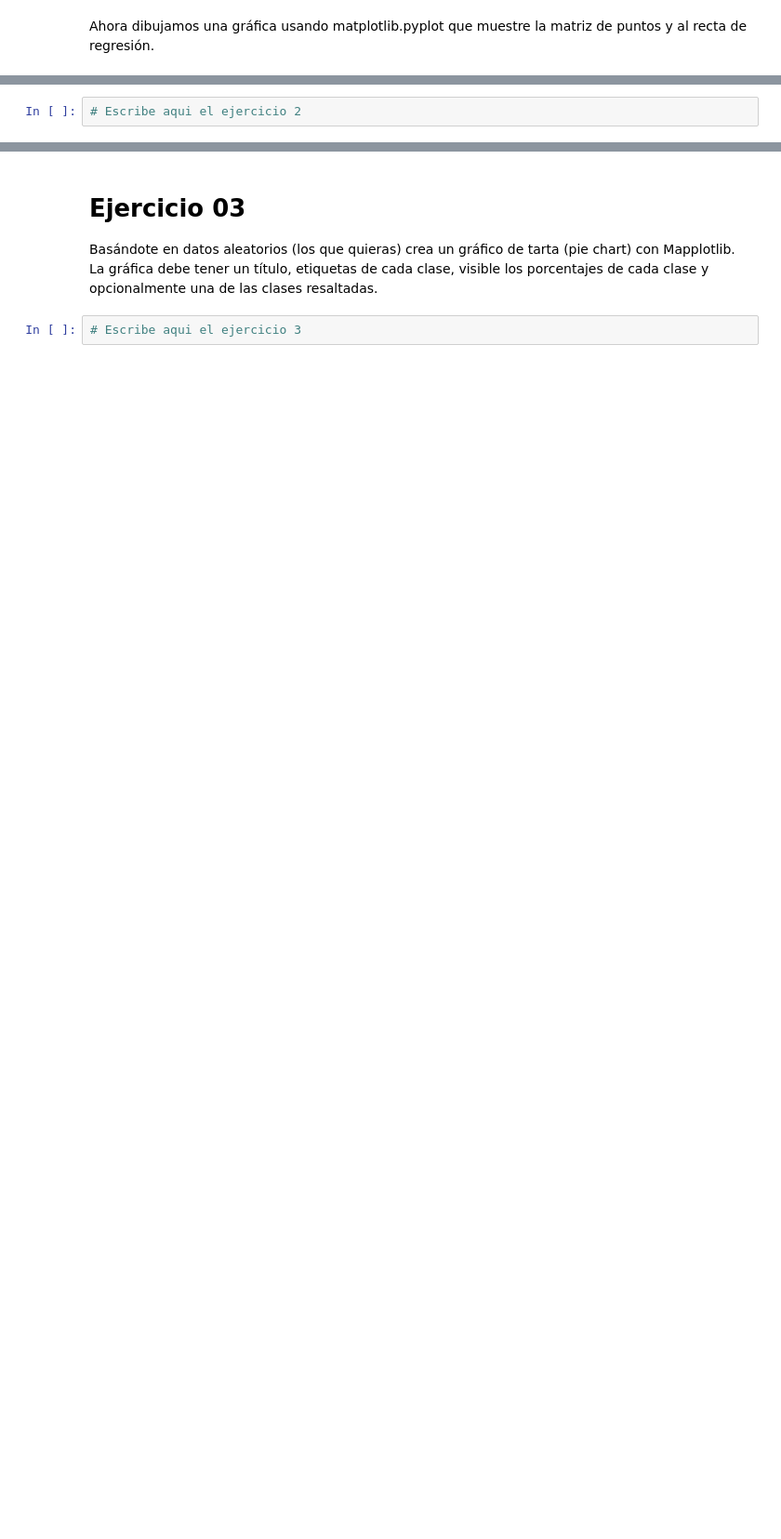
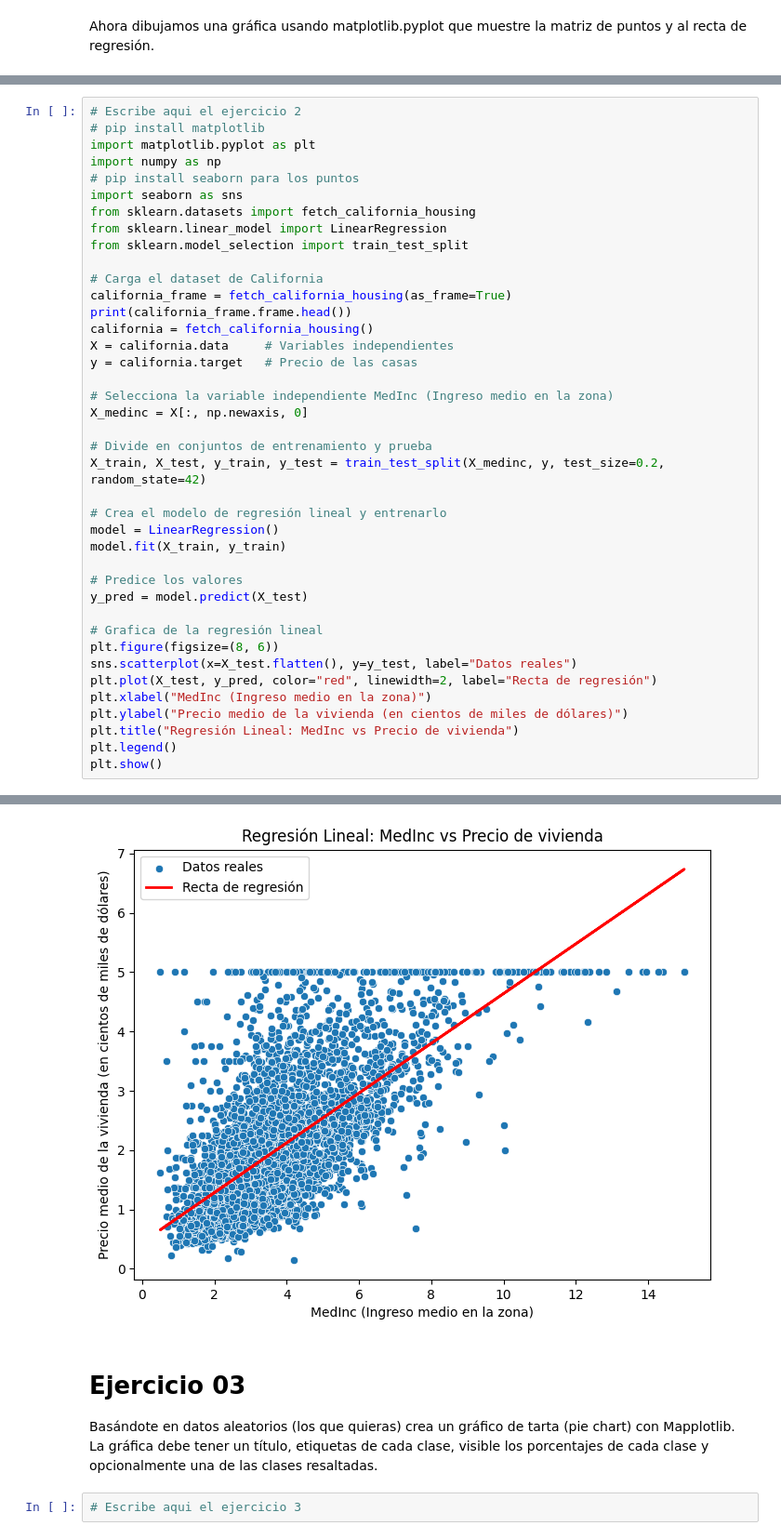
Before and after one commit to Lizzen/SI, a Jupyter notebook: Practica02.ipynb, the cells around one changed output, grey strips where cells are left out. Shown: that part at 93% size. Cells and saved outputs as stored; diff of their text form; blank space fills up the shorter version.

```diff
--- a/Practica02.ipynb
+++ b/Practica02.ipynb
@@ -276,2 +417,41 @@ Realiza otra recta de regresión del dataset "Boston" (Boston house prices) que
 # %%
 # Escribe aqui el ejercicio 2
+# pip install matplotlib
+import matplotlib.pyplot as plt
+import numpy as np
+# pip install seaborn para los puntos
+import seaborn as sns
+from sklearn.datasets import fetch_california_housing
+from sklearn.linear_model import LinearRegression
+from sklearn.model_selection import train_test_split
+
+# Carga el dataset de California
+california_frame = fetch_california_housing(as_frame=True)
+print(california_frame.frame.head())
+california = fetch_california_housing()
+X = california.data     # Variables independientes
+y = california.target   # Precio de las casas
+
+# Selecciona la variable independiente MedInc (Ingreso medio en la zona)
+X_medinc = X[:, np.newaxis, 0]
+
+# Divide en conjuntos de entrenamiento y prueba
+X_train, X_test, y_train, y_test = train_test_split(X_medinc, y, test_size=0.2, random_state=42)
+
+# Crea el modelo de regresión lineal y entrenarlo
+model = LinearRegression()
+model.fit(X_train, y_train)
+
+# Predice los valores
+y_pred = model.predict(X_test)
+
+# Grafica de la regresión lineal
+plt.figure(figsize=(8, 6))
+sns.scatterplot(x=X_test.flatten(), y=y_test, label="Datos reales")
+plt.plot(X_test, y_pred, color="red", linewidth=2, label="Recta de regresión")
+plt.xlabel("MedInc (Ingreso medio en la zona)")
+plt.ylabel("Precio medio de la vivienda (en cientos de miles de dólares)")
+plt.title("Regresión Lineal: MedInc vs Precio de vivienda")
+plt.legend()
+plt.show()
+# %% [output]
@@ -278,3 +471,4 @@ Realiza otra recta de regresión del dataset "Boston" (Boston house prices) que
+[figure, added]
 # %% [markdown]
 # Ejercicio 03
 Basándote en datos aleatorios (los que quieras) crea un gráfico de tarta (pie chart) con Mapplotlib. La gráfica debe tener un título, etiquetas de cada clase, visible los porcentajes de cada clase y opcionalmente una de las clases resaltadas.
```
Also changed, not shown: parts of 20 cells of this notebook.
